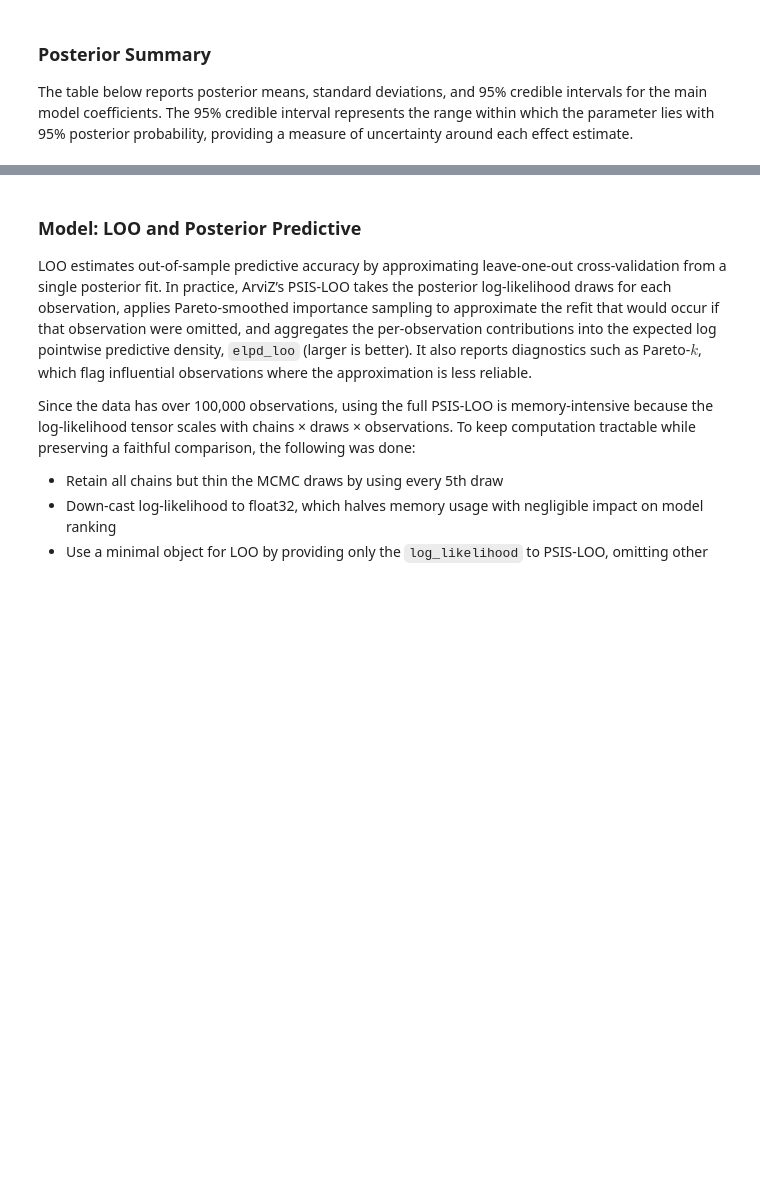
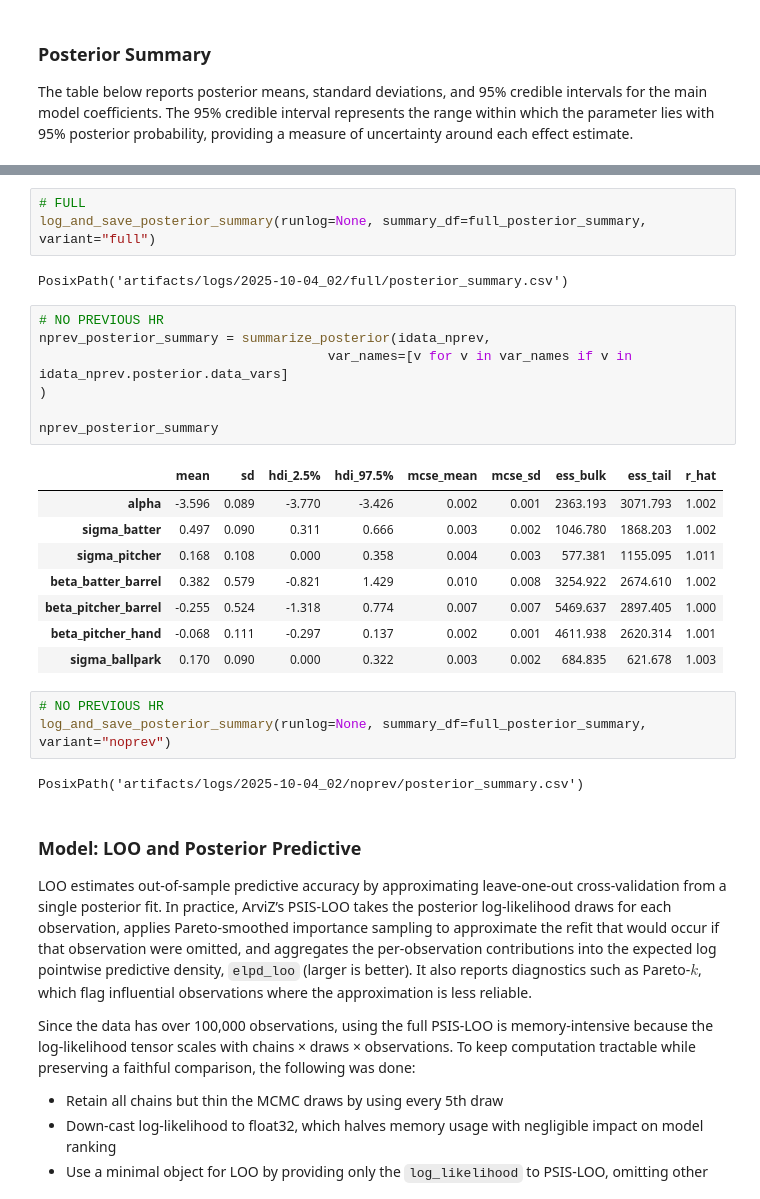
Before and after one commit to Sam-Gartenstein/home-run-prediction, a Jupyter notebook: Diagnostics and Prediction.ipynb, the cells around one changed output, grey strips where cells are left out. Cells and saved outputs as stored; diff of their text form; blank space fills up the shorter version.

Commit message:
Updated functions for logging and saving csv files for the psoterior summary, model comparison, and sweeps and thresholds

```diff
--- a/Diagnostics and Prediction.ipynb
+++ b/Diagnostics and Prediction.ipynb
@@ -108,6 +116,32 @@ summarize_posterior(idata_full, var_names=var_names)
 | beta_prev_hr | 0.040 | 0.163 | -0.290 | 0.345 | 0.003 | 0.002 | 2511.937 | 2599.581 | 1.001 |
 | beta_pitcher_hand | -0.067 | 0.111 | -0.278 | 0.162 | 0.002 | 0.002 | 4824.518 | 3027.903 | 1.003 |
 | sigma_ballpark | 0.169 | 0.088 | 0.000 | 0.316 | 0.003 | 0.002 | 883.863 | 1102.313 | 1.004 |
+# %%
+# FULL
+log_and_save_posterior_summary(runlog=None, summary_df=full_posterior_summary, variant="full")
+# %% [output]
+PosixPath('artifacts/logs/2025-10-04_02/full/posterior_summary.csv')
+# %%
+# NO PREVIOUS HR
+nprev_posterior_summary = summarize_posterior(idata_nprev,
+                                     var_names=[v for v in var_names if v in idata_nprev.posterior.data_vars]
+)
+
+nprev_posterior_summary
+# %% [output]
+|  | mean | sd | hdi_2.5% | hdi_97.5% | mcse_mean | mcse_sd | ess_bulk | ess_tail | r_hat |
+| alpha | -3.596 | 0.089 | -3.770 | -3.426 | 0.002 | 0.001 | 2363.193 | 3071.793 | 1.002 |
+| sigma_batter | 0.497 | 0.090 | 0.311 | 0.666 | 0.003 | 0.002 | 1046.780 | 1868.203 | 1.002 |
+| sigma_pitcher | 0.168 | 0.108 | 0.000 | 0.358 | 0.004 | 0.003 | 577.381 | 1155.095 | 1.011 |
+| beta_batter_barrel | 0.382 | 0.579 | -0.821 | 1.429 | 0.010 | 0.008 | 3254.922 | 2674.610 | 1.002 |
+| beta_pitcher_barrel | -0.255 | 0.524 | -1.318 | 0.774 | 0.007 | 0.007 | 5469.637 | 2897.405 | 1.000 |
+| beta_pitcher_hand | -0.068 | 0.111 | -0.297 | 0.137 | 0.002 | 0.001 | 4611.938 | 2620.314 | 1.001 |
+| sigma_ballpark | 0.170 | 0.090 | 0.000 | 0.322 | 0.003 | 0.002 | 684.835 | 621.678 | 1.003 |
+# %%
+# NO PREVIOUS HR
+log_and_save_posterior_summary(runlog=None, summary_df=full_posterior_summary, variant="noprev")
+# %% [output]
+PosixPath('artifacts/logs/2025-10-04_02/noprev/posterior_summary.csv')
 # %% [markdown]
 ### Model: LOO and Posterior Predictive
 
```
Also changed, not shown: parts of 5 cells of this notebook.
